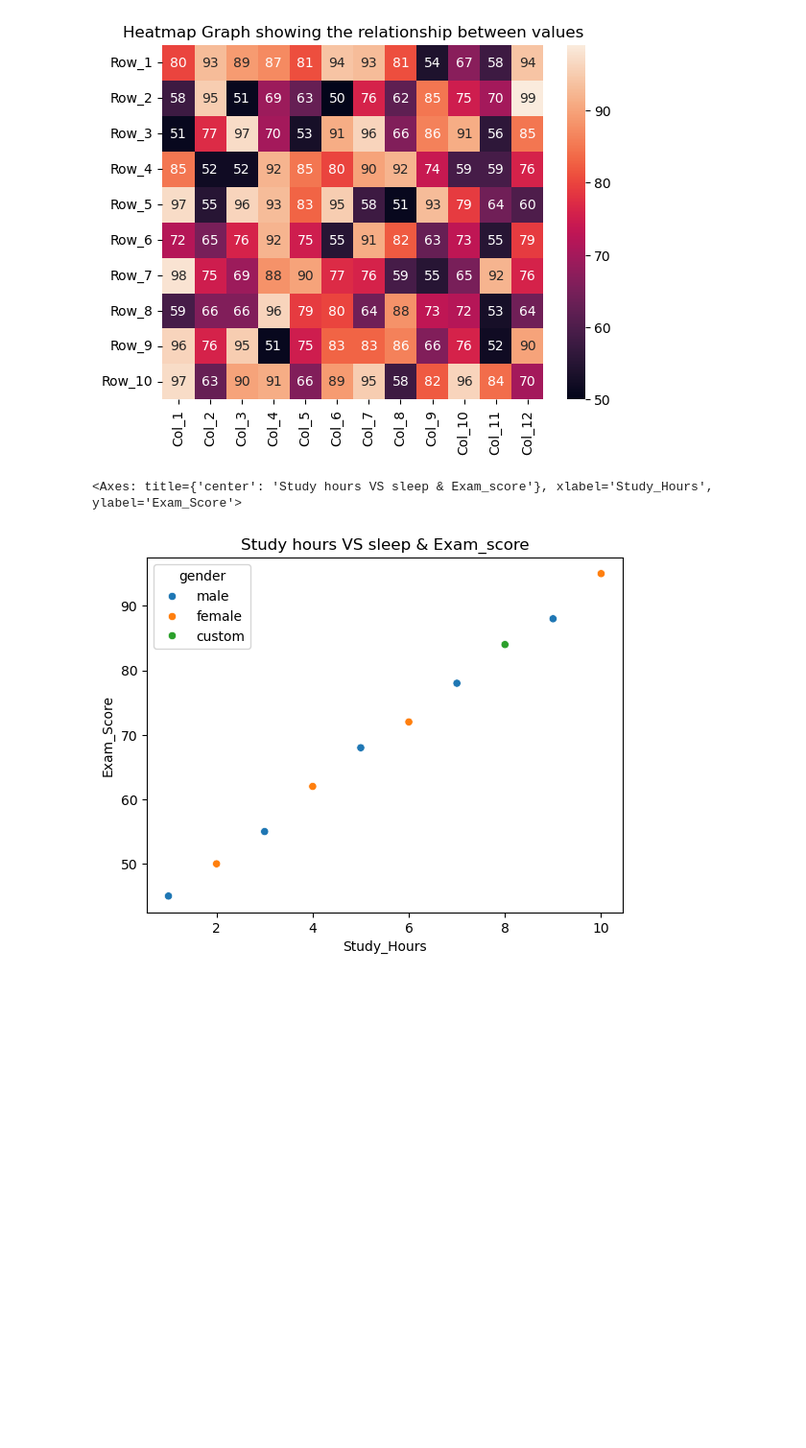
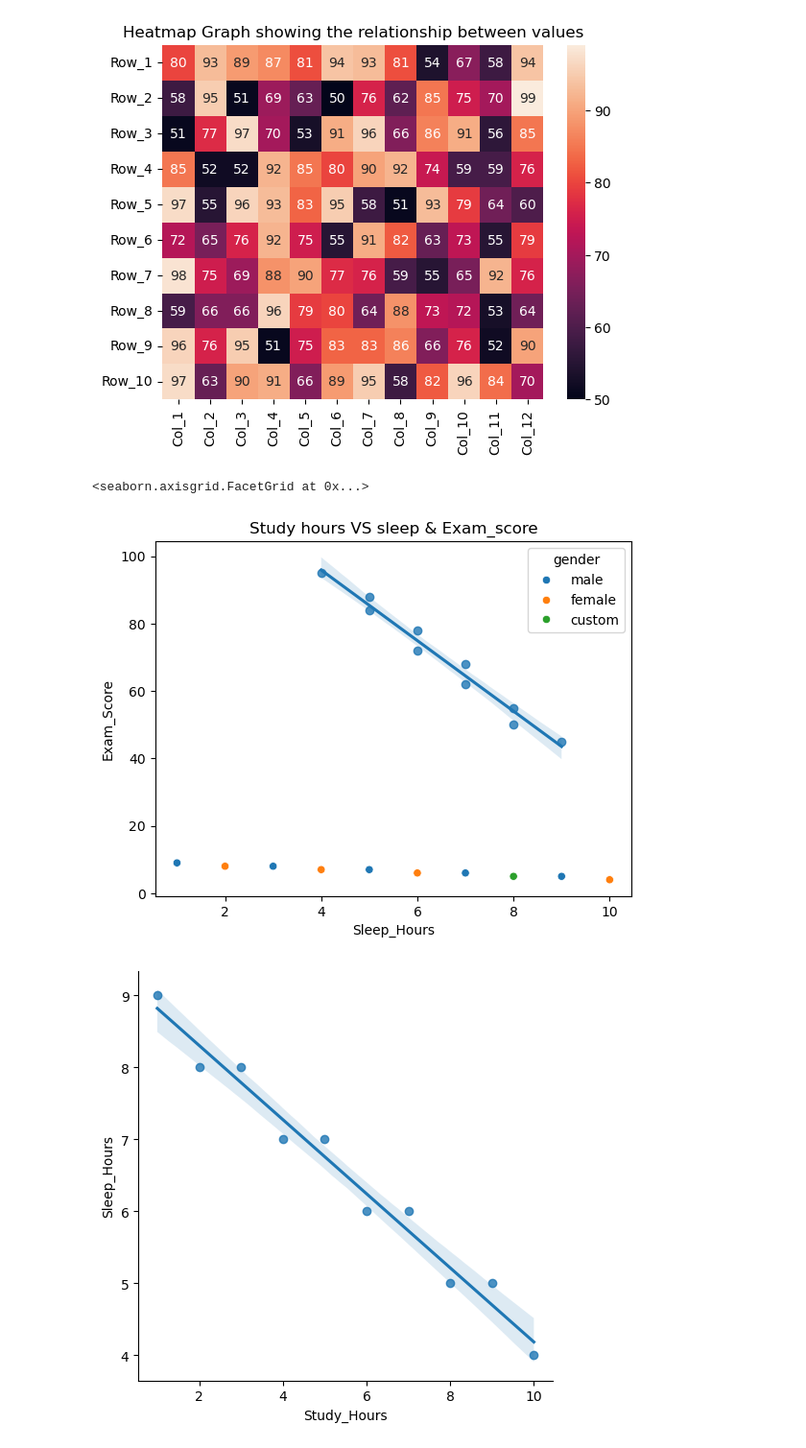
Before and after one commit to Honore-models/Pandas, a Jupyter notebook: Datavisualization_notebooks/visualization.ipynb, the cells around one changed output. Shown at 96% size. Saved outputs shown, nothing was run; the diff lists cells and outputs as text; code cells hidden in the pictures; blank space fills up the shorter version.

Commit message:
feat(): added lmplot

```diff
--- a/Datavisualization_notebooks/visualization.ipynb
+++ b/Datavisualization_notebooks/visualization.ipynb
@@ -58,18 +58,20 @@ sns.heatmap(data=df, annot=True)
 # %%
 import seaborn as sns
 import matplotlib.pyplot as plt
 import pandas as pd
 
 df = pd.DataFrame({
     "Study_Hours": [1, 2, 3, 4, 5, 6, 7, 8, 9, 10],
     "Exam_Score": [45, 50, 55, 62, 68, 72, 78, 84, 88, 95],
     "Sleep_Hours": [9, 8, 8, 7, 7, 6, 6, 5, 5, 4],
     "gender": ["male", "female", "male", "female", "male", "female", "male", "custom", "male", "female"]
 })
 
 plt.title("Study hours VS sleep & Exam_score")
-sns.scatterplot(x=df.Study_Hours, y=df.Exam_Score, hue=df.gender)
-# sns.regplot(x=df.Sleep_Hours, y=df.Exam_Score)
+sns.scatterplot(x=df.Study_Hours, y=df.Sleep_Hours, hue=df.gender)
+sns.regplot(x=df.Sleep_Hours, y=df.Exam_Score)
+sns.lmplot(data=df, x="Study_Hours", y="Sleep_Hours")
 # %% [output]
-<Axes: title={'center': 'Study hours VS sleep & Exam_score'}, xlabel='Study_Hours', ylabel='Exam_Score'>
+<seaborn.axisgrid.FacetGrid at 0x...>
-[figure, old version]
+[figure, new version]
+[figure, added]
```
